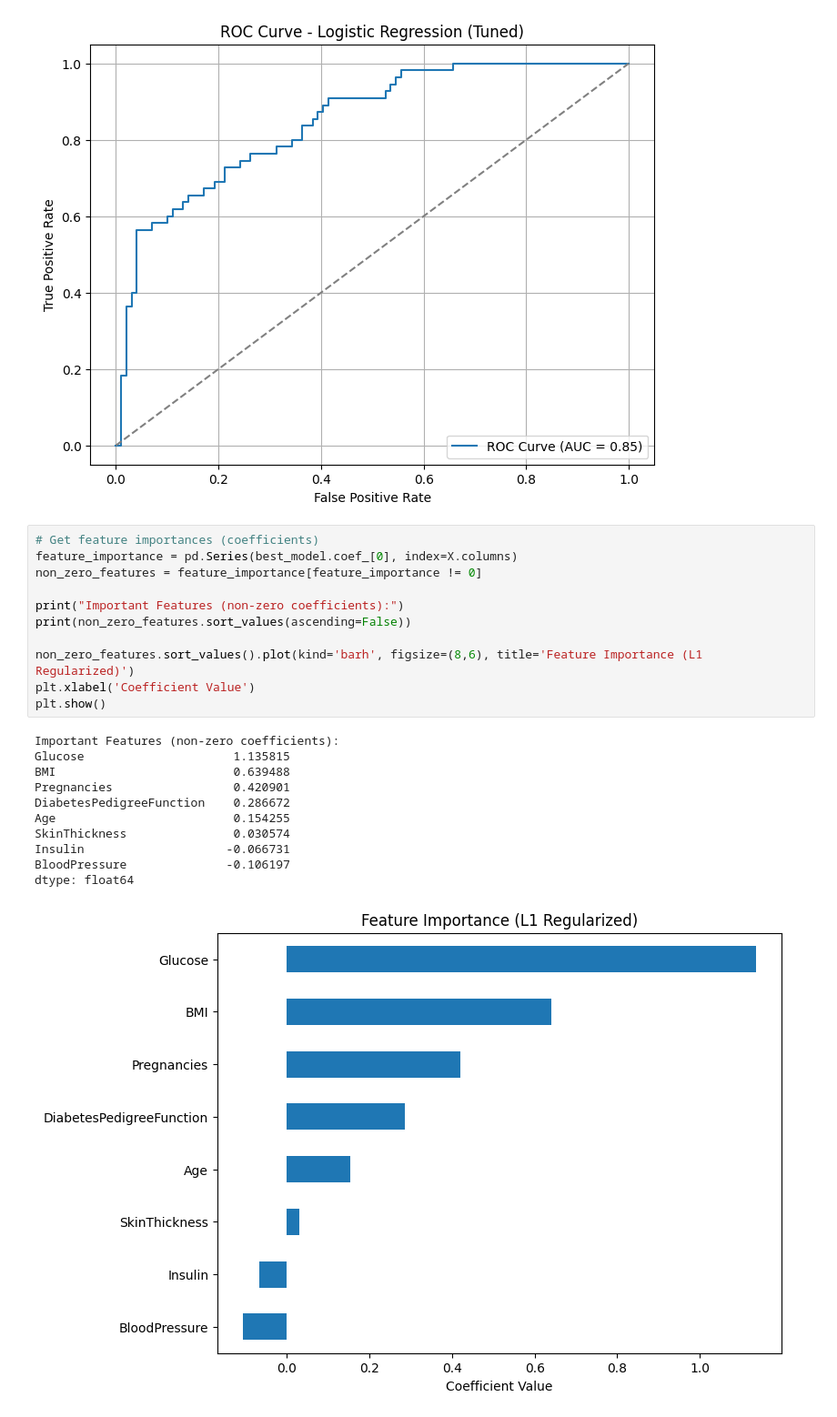
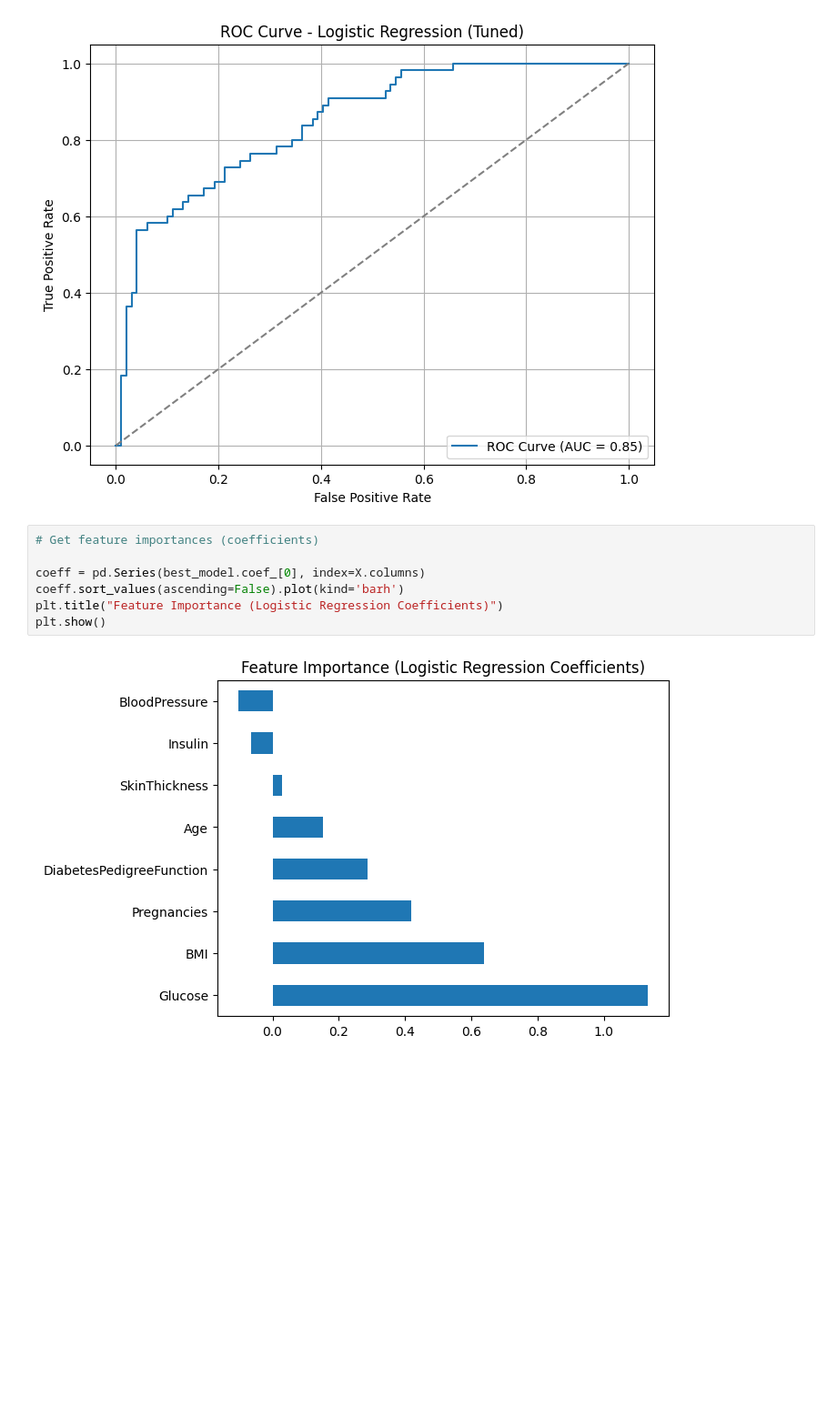
Before and after one commit to ridaouiafaf/diabetes_prediction_model, a Jupyter notebook: Diabetes_Prediction.ipynb, the cells around one changed output. Shown at 91% size. Saved outputs shown, nothing was run; the diff lists cells and outputs as text; blank space fills up the shorter version.

```diff
--- a/Diabetes_Prediction.ipynb
+++ b/Diabetes_Prediction.ipynb
@@ -513,24 +514,10 @@ plt.show()
 [figure]
 # %%
 # Get feature importances (coefficients)
-feature_importance = pd.Series(best_model.coef_[0], index=X.columns)
-non_zero_features = feature_importance[feature_importance != 0]
 
-print("Important Features (non-zero coefficients):")
-print(non_zero_features.sort_values(ascending=False))
-
-non_zero_features.sort_values().plot(kind='barh', figsize=(8,6), title='Feature Importance (L1 Regularized)')
-plt.xlabel('Coefficient Value')
+coeff = pd.Series(best_model.coef_[0], index=X.columns)
+coeff.sort_values(ascending=False).plot(kind='barh')
+plt.title("Feature Importance (Logistic Regression Coefficients)")
 plt.show()
 # %% [output]
-Important Features (non-zero coefficients):
-Glucose                     1.135815
-BMI                         0.639488
-Pregnancies                 0.420901
-DiabetesPedigreeFunction    0.286672
-Age                         0.154255
-SkinThickness               0.030574
-Insulin                    -0.066731
-BloodPressure              -0.106197
-dtype: float64
-[figure, old version]
+[figure, new version]
```
Also changed, not shown: parts of 9 cells of this notebook.
